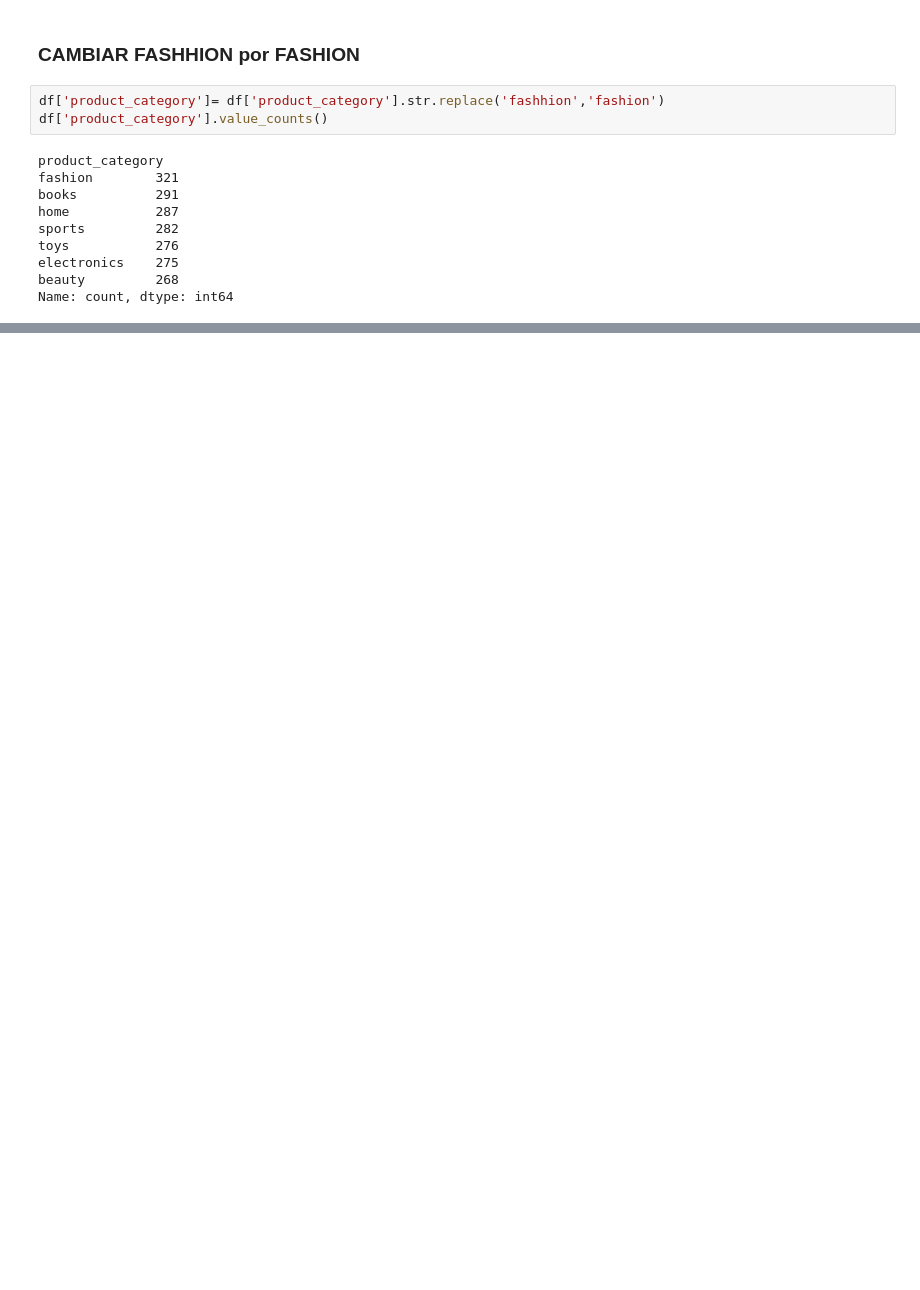
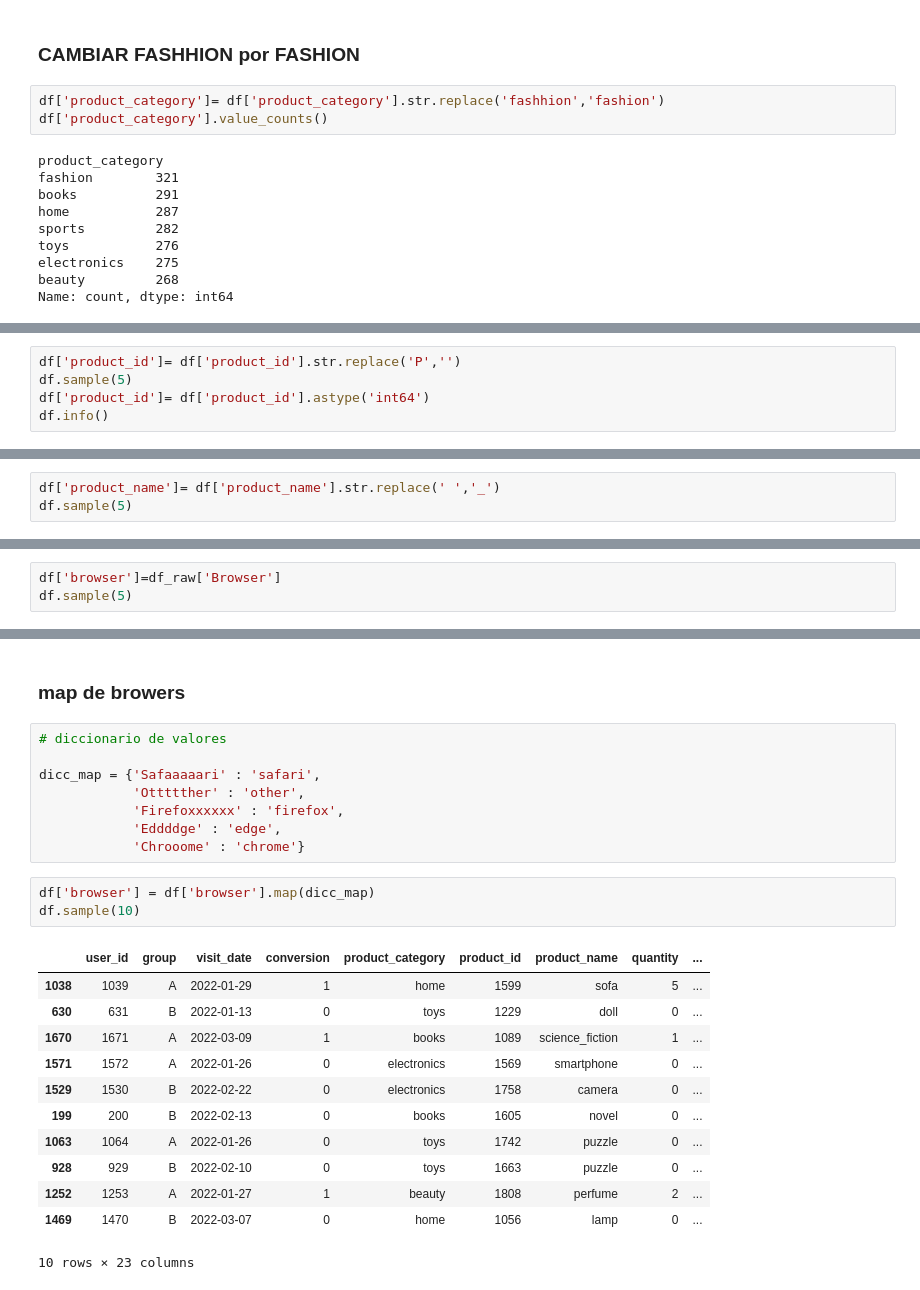
Before and after one commit to JesusMaria26051964/amazon_abtesting, a Jupyter notebook: notebooks/02.limpieza.ipynb, the cells around one changed output, grey strips where cells are left out. Cells and saved outputs as stored; diff of their text form; blank space fills up the shorter version.

```diff
--- a/notebooks/02.limpieza.ipynb
+++ b/notebooks/02.limpieza.ipynb
@@ -136,0 +131,5 @@ Name: count, dtype: int64
+# %%
+df['product_id']= df['product_id'].str.replace('P','')
+df.sample(5)
+df['product_id']= df['product_id'].astype('int64')
+df.info()
@@ -136,0 +138,3 @@ Name: count, dtype: int64
+# %%
+df['product_name']= df['product_name'].str.replace(' ','_')
+df.sample(5)
@@ -136,0 +232,3 @@ Name: count, dtype: int64
+# %%
+df['browser']=df_raw['Browser']
+df.sample(5)
@@ -136,0 +243,26 @@ Name: count, dtype: int64
+# %% [markdown]
+### map de browers ###
+# %%
+# diccionario de valores
+
+dicc_map = {'Safaaaaari' : 'safari',
+            'Ottttther' : 'other',
+            'Firefoxxxxxx' : 'firefox',
+            'Eddddge' : 'edge',
+            'Chrooome' : 'chrome'}
+# %%
+df['browser'] = df['browser'].map(dicc_map)
+df.sample(10)
+# %% [output]
+|  | user_id | group | visit_date | conversion | product_category | product_id | product_name | quantity | ... |
+| 1038 | 1039 | A | 2022-01-29 | 1 | home | 1599 | sofa | 5 | ... |
+| 630 | 631 | B | 2022-01-13 | 0 | toys | 1229 | doll | 0 | ... |
+| 1670 | 1671 | A | 2022-03-09 | 1 | books | 1089 | science_fiction | 1 | ... |
+| 1571 | 1572 | A | 2022-01-26 | 0 | electronics | 1569 | smartphone | 0 | ... |
+| 1529 | 1530 | B | 2022-02-22 | 0 | electronics | 1758 | camera | 0 | ... |
+| 199 | 200 | B | 2022-02-13 | 0 | books | 1605 | novel | 0 | ... |
+| 1063 | 1064 | A | 2022-01-26 | 0 | toys | 1742 | puzzle | 0 | ... |
+| 928 | 929 | B | 2022-02-10 | 0 | toys | 1663 | puzzle | 0 | ... |
+| 1252 | 1253 | A | 2022-01-27 | 1 | beauty | 1808 | perfume | 2 | ... |
+| 1469 | 1470 | B | 2022-03-07 | 0 | home | 1056 | lamp | 0 | ... |
+10 rows × 23 columns
```
Also changed, not shown: parts of 19 cells of this notebook, 1 other file.
